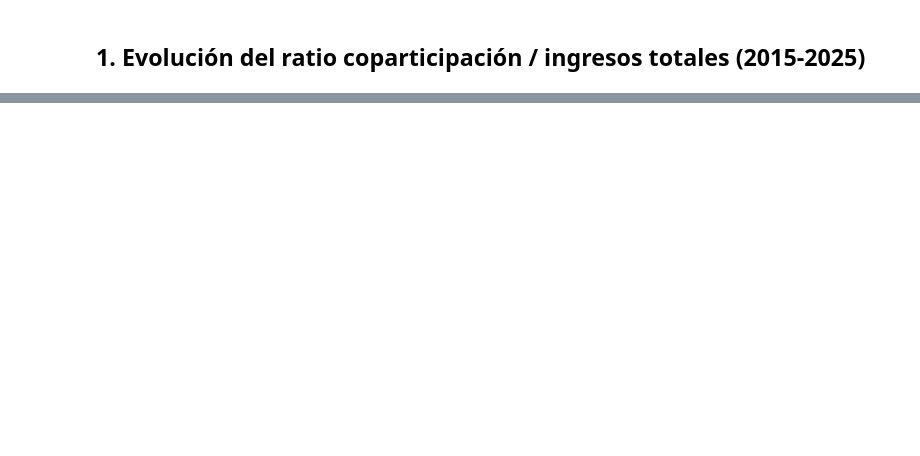
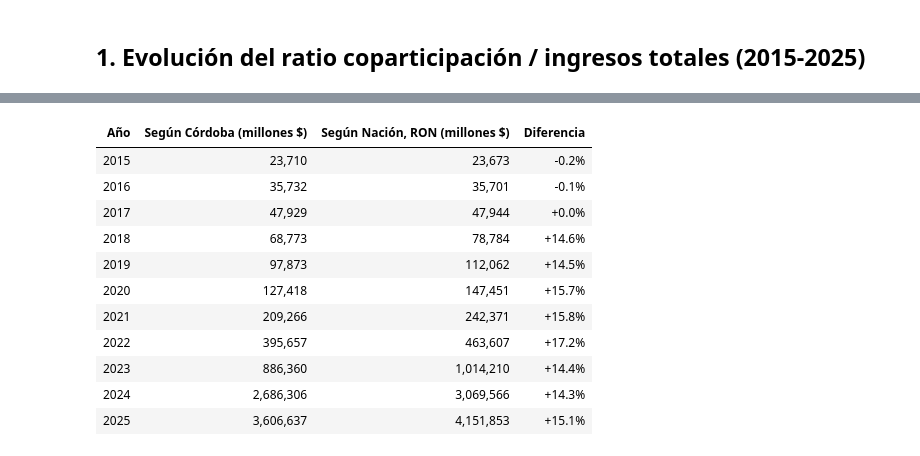
Before and after one commit to llorenzomagnano-sys/Portafolio-Lorenzo, a Jupyter notebook: notebooks/04_dependencia_fiscal_cordoba.ipynb, the cells around one changed output, grey strips where cells are left out. Drawn from its saved outputs; the diff is of its cells as text; code cells hidden in the pictures; blank space fills up the shorter version.

```diff
--- a/notebooks/04_dependencia_fiscal_cordoba.ipynb
+++ b/notebooks/04_dependencia_fiscal_cordoba.ipynb
@@ -193,0 +189,20 @@ ganó peso relativo por crecer más.
+# %%
+control = df[["anio", "coparticipacion_pesos", "coparticipacion_ron_pesos", "diferencia_ron_vs_provincia"]].copy()
+control["coparticipacion_pesos"] = control["coparticipacion_pesos"] / 1e6
+control["coparticipacion_ron_pesos"] = control["coparticipacion_ron_pesos"] / 1e6
+control["diferencia_ron_vs_provincia"] = control["diferencia_ron_vs_provincia"].map(lambda x: f"{x:+.1%}")
+control.columns = ["Año", "Según Córdoba (millones $)", "Según Nación, RON (millones $)", "Diferencia"]
+control.style.format({"Según Córdoba (millones $)": "{:,.0f}", "Según Nación, RON (millones $)": "{:,.0f}"}).hide(axis="index")
+# %% [output]
+| Año | Según Córdoba (millones $) | Según Nación, RON (millones $) | Diferencia |
+| 2015 | 23,710 | 23,673 | -0.2% |
+| 2016 | 35,732 | 35,701 | -0.1% |
+| 2017 | 47,929 | 47,944 | +0.0% |
+| 2018 | 68,773 | 78,784 | +14.6% |
+| 2019 | 97,873 | 112,062 | +14.5% |
+| 2020 | 127,418 | 147,451 | +15.7% |
+| 2021 | 209,266 | 242,371 | +15.8% |
+| 2022 | 395,657 | 463,607 | +17.2% |
+| 2023 | 886,360 | 1,014,210 | +14.4% |
+| 2024 | 2,686,306 | 3,069,566 | +14.3% |
+| 2025 | 3,606,637 | 4,151,853 | +15.1% |
```
Also changed, not shown: parts of 13 cells of this notebook, 8 other files.
